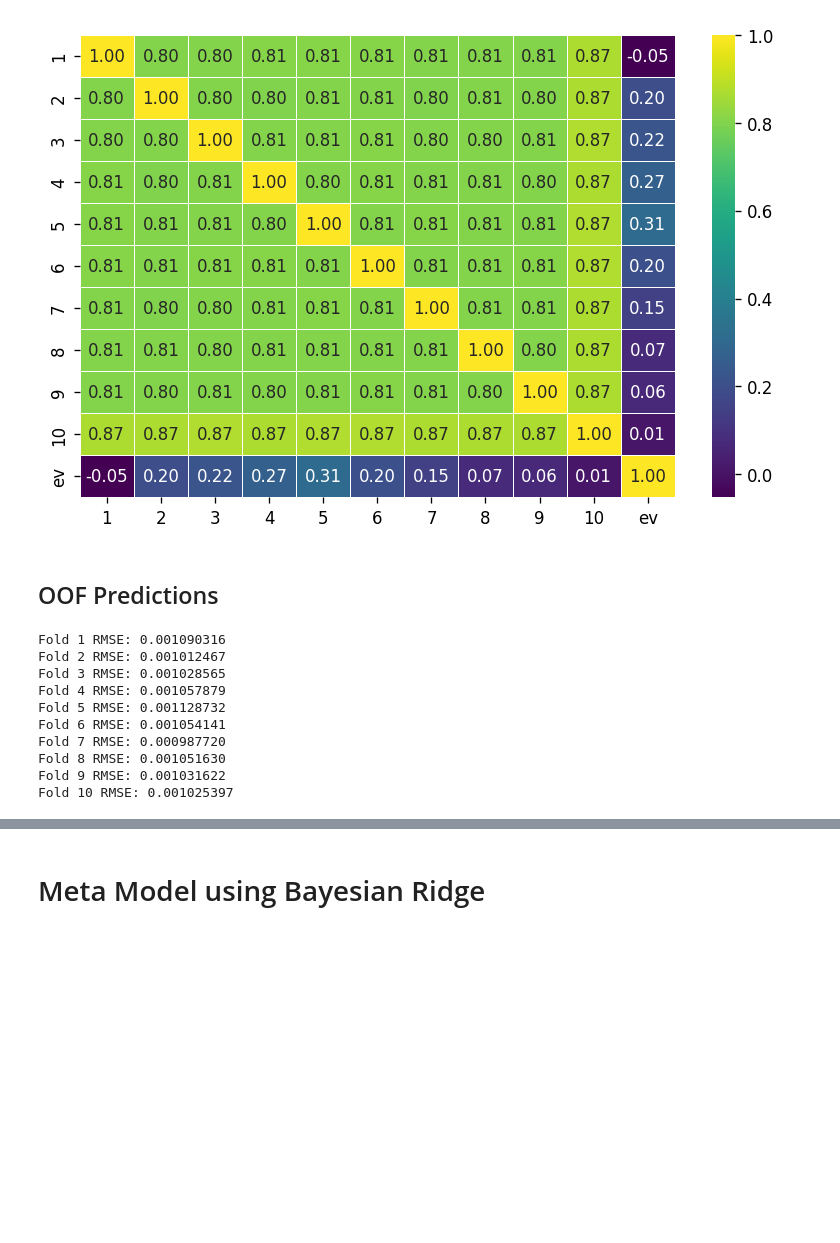
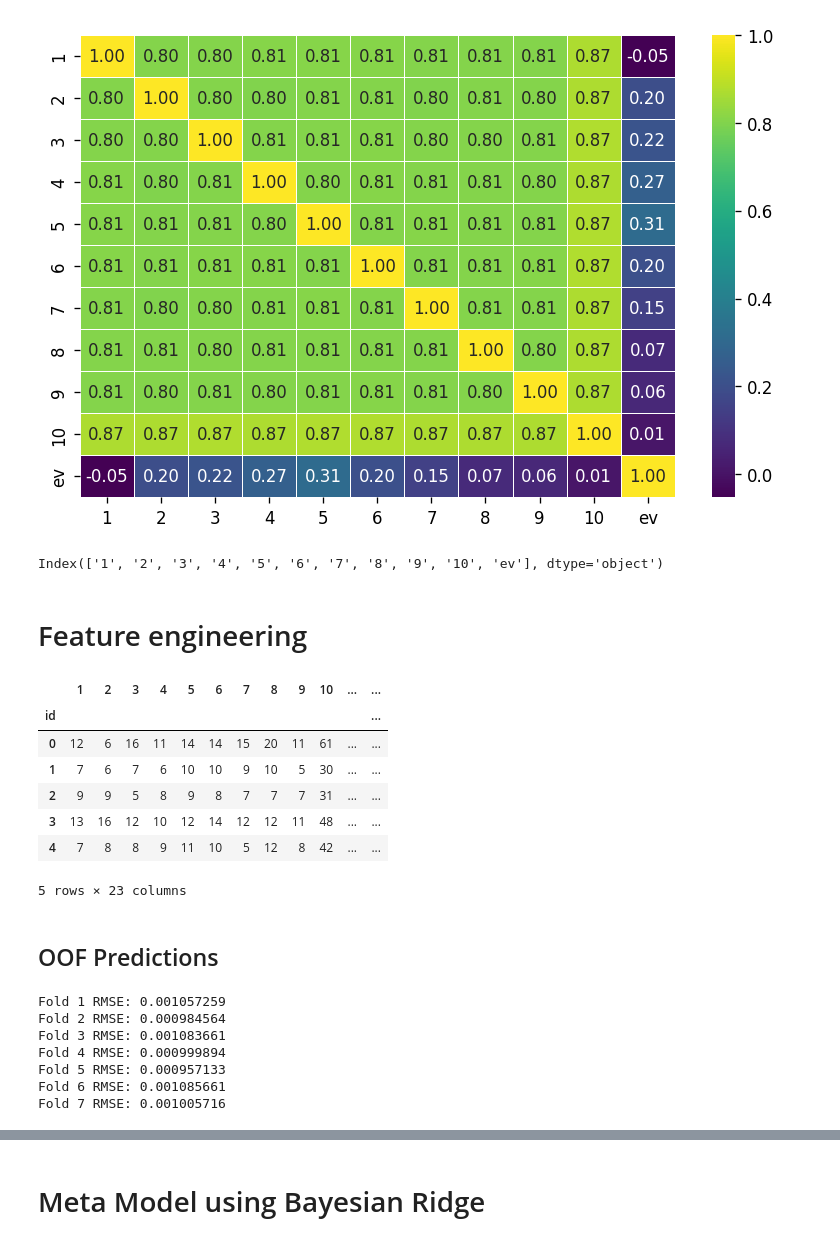
Before and after one commit to sjain600/black-jack-removal, a Jupyter notebook: LightGBM-model.ipynb, the cells around one changed output, grey strips where cells are left out. Drawn from its saved outputs; the diff is of its cells as text; code cells hidden in the pictures; blank space fills up the shorter version.

Commit message:
Added feature engineering

```diff
--- a/LightGBM-model.ipynb
+++ b/LightGBM-model.ipynb
@@ -116,6 +116,44 @@ sns.heatmap(train.corr(), annot=True, cmap='viridis', fmt='.2f', linewidths=0.5)
 # %% [output]
 <Axes: >
 [figure]
+# %%
+train.columns
+# %% [output]
+Index(['1', '2', '3', '4', '5', '6', '7', '8', '9', '10', 'ev'], dtype='object')
+# %% [markdown]
+# Feature engineering
+# %%
+features = ['8', '9', '10']
+for i, col1 in enumerate(features):
+    for col2 in (features[i+1:]):
+        new_col = f'{col1}_{col2}'
+        train[new_col] = train[col1] * train[col2]
+        test[new_col] = test[col1] * test[col2]
+# %%
+features = ['5', '6', '7']
+for i, col1 in enumerate(features):
+    for col2 in (features[i+1:]):
+        new_col = f'{col1}_{col2}'
+        train[new_col] = train[col1] / (train[col2] + 1e-3)
+        test[new_col] = test[col1] / (test[col2] + 1e-3)
+# %%
+features = ['1', '2', '3', '4',]
+for i, col1 in enumerate(features):
+    for col2 in (features[i+1:]):
+        new_col = f'{col1}_{col2}'
+        train[new_col] = train[col1] + train[col2]
+        test[new_col] = test[col1] + test[col2]
+# %%
+train.head()
+# %% [output]
+|  | 1 | 2 | 3 | 4 | 5 | 6 | 7 | 8 | 9 | 10 | ... | ... |
+| id |  |  |  |  |  |  |  |  |  |  |  | ... |
+| 0 | 12 | 6 | 16 | 11 | 14 | 14 | 15 | 20 | 11 | 61 | ... | ... |
+| 1 | 7 | 6 | 7 | 6 | 10 | 10 | 9 | 10 | 5 | 30 | ... | ... |
+| 2 | 9 | 9 | 5 | 8 | 9 | 8 | 7 | 7 | 7 | 31 | ... | ... |
+| 3 | 13 | 16 | 12 | 10 | 12 | 14 | 12 | 12 | 11 | 48 | ... | ... |
+| 4 | 7 | 8 | 8 | 9 | 11 | 10 | 5 | 12 | 8 | 42 | ... | ... |
+5 rows × 23 columns
 # %%
 from sklearn.model_selection import KFold
 from lightgbm import LGBMRegressor
@@ -134,14 +172,14 @@ test_preds_cat = np.zeros(len(X_test))
 # %% [markdown]
 ## OOF Predictions
 # %%
-n_folds=10
+n_folds=7
 kf = KFold(n_splits=n_folds, shuffle=True, random_state=34)
 
 for fold, (train_index, valid_index) in enumerate(kf.split(X, y)):
     X_train, X_valid = X.iloc[train_index], X.iloc[valid_index]
     y_train, y_valid = y.iloc[train_index], y.iloc[valid_index]
 
-    lgm = LGBMRegressor(n_estimators=3000, learning_rate=0.065, max_depth=4, subsample=0.8, colsample_bynode=0.8, verbose=-1,
+    lgm = LGBMRegressor(n_estimators=10000, learning_rate=0.065, max_depth=4, subsample=0.8, colsample_bynode=0.8, verbose=-1,
     random_state=34, early_stopping_rounds=50, eval_metric='mse').fit(X_train, y_train, eval_set=[(X_valid, y_valid)])
 
     lgm_pred = lgm.predict(X_valid)
@@ -152,16 +190,13 @@ for fold, (train_index, valid_index) in enumerate(kf.split(X, y)):
 
     test_preds_lgm += lgm.predict(X_test) / n_folds
 # %% [output]
-Fold 1 RMSE: 0.001090316
-Fold 2 RMSE: 0.001012467
-Fold 3 RMSE: 0.001028565
-Fold 4 RMSE: 0.001057879
-Fold 5 RMSE: 0.001128732
-Fold 6 RMSE: 0.001054141
-Fold 7 RMSE: 0.000987720
-Fold 8 RMSE: 0.001051630
-Fold 9 RMSE: 0.001031622
-Fold 10 RMSE: 0.001025397
+Fold 1 RMSE: 0.001057259
+Fold 2 RMSE: 0.000984564
+Fold 3 RMSE: 0.001083661
+Fold 4 RMSE: 0.000999894
+Fold 5 RMSE: 0.000957133
+Fold 6 RMSE: 0.001085661
+Fold 7 RMSE: 0.001005716
 # %%
 from xgboost import XGBRegressor
 
```
Also changed, not shown: parts of 2 cells of this notebook.
